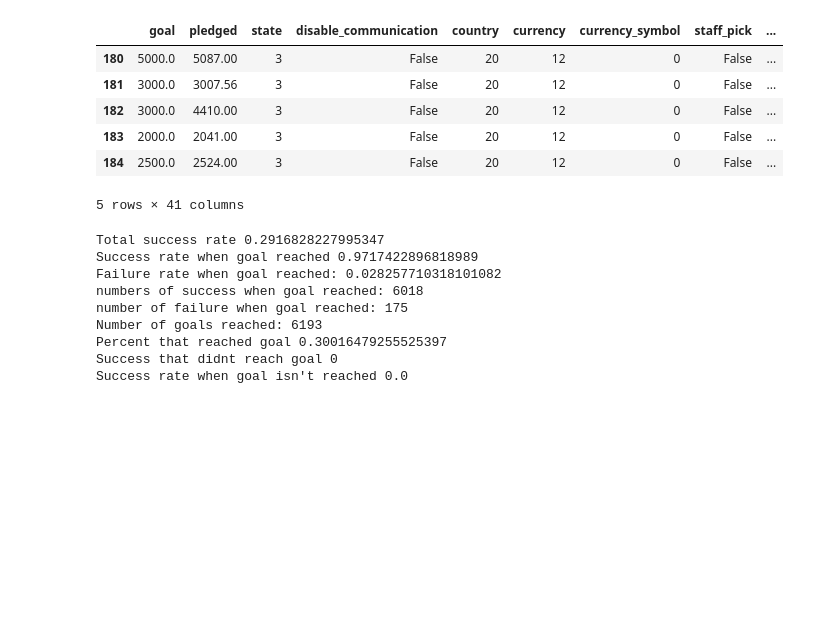
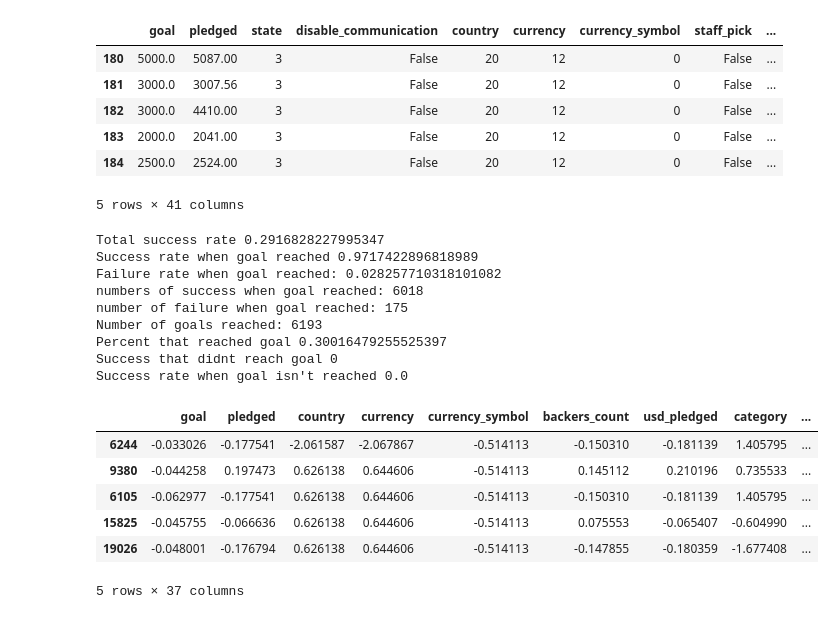
Before and after one commit to jordanlkfung/CMPE188FinalProj, a Jupyter notebook: kickstarter.ipynb, the cells around one changed output. Drawn from its saved outputs; the diff is of its cells as text; code cells hidden in the pictures; blank space fills up the shorter version.

```diff
--- a/kickstarter.ipynb
+++ b/kickstarter.ipynb
@@ -71,6 +71,21 @@ df['name_len_clean'] = df['name_len_clean'].fillna(df['name_len_clean'].median()
 df['name_len_clean'] = df['name_len_clean'].astype('int16')
 df['blurb_len_clean'] = df['blurb_len_clean'].fillna(df['blurb_len_clean'].median())
 df['blurb_len_clean'] = df['blurb_len_clean'].astype('int16')
+# %%
+df['launch_to_deadline'] = df['launch_to_deadline'].astype(str).str.extract(r'(\d+)')
+df['create_to_launch'] = df['create_to_launch'].astype(str).str.extract(r'(\d+)')
+df['launch_to_state_change'] = df['launch_to_state_change'].astype(str).str.extract(r'(\d+)')
+# %%
+df['launch_to_deadline'] = pd.to_numeric(df['launch_to_deadline'])
+df['create_to_launch'] = pd.to_numeric(df['create_to_launch'])
+df['launch_to_state_change'] = pd.to_numeric(df['launch_to_state_change'])
+# %%
+df['category'] = df['category'].astype('category').cat.codes
+
+df['deadline_weekday'] = df['deadline_weekday'].cat.codes
+df['state_changed_at_weekday'] = df['state_changed_at_weekday'].cat.codes
+df['created_at_weekday'] = df['created_at_weekday'].cat.codes
+df['launched_at_weekday'] = df['launched_at_weekday'].cat.codes
 # %%
 print(df.dtypes)
 # %% [output]
@@ -163,7 +178,7 @@ Percent that reached goal 0.30016479255525397
 Success that didnt reach goal 0
 Success rate when goal isn't reached 0.0
 # %%
-X = df.drop('state', axis=1)
+X = df.drop(columns=['state','creator','location'], axis=1)
 Y = df['state']
 # %%
 from sklearn.model_selection import train_test_split
@@ -181,6 +196,16 @@ X_scaled_numeric = pd.DataFrame(scaler.fit_transform(X[numeric_cols]), columns=n
 # Combine scaled numeric columns with untransformed object columns
 X_scaled = pd.concat([X_scaled_numeric, X[non_numeric_cols]], axis=1)
 X_train, X_test, y_train, y_test = train_test_split(X_scaled, Y, test_size=0.2, random_state=42)
+# %%
+X_train.head()
+# %% [output]
+|  | goal | pledged | country | currency | currency_symbol | backers_count | usd_pledged | category | ... |
+| 6244 | -0.033026 | -0.177541 | -2.061587 | -2.067867 | -0.514113 | -0.150310 | -0.181139 | 1.405795 | ... |
+| 9380 | -0.044258 | 0.197473 | 0.626138 | 0.644606 | -0.514113 | 0.145112 | 0.210196 | 0.735533 | ... |
+| 6105 | -0.062977 | -0.177541 | 0.626138 | 0.644606 | -0.514113 | -0.150310 | -0.181139 | 1.405795 | ... |
+| 15825 | -0.045755 | -0.066636 | 0.626138 | 0.644606 | -0.514113 | 0.075553 | -0.065407 | -0.604990 | ... |
+| 19026 | -0.048001 | -0.176794 | 0.626138 | 0.644606 | -0.514113 | -0.147855 | -0.180359 | -1.677408 | ... |
+5 rows × 37 columns
 # %%
 from sklearn.svm import SVC, LinearSVC
 models = []
```
Also changed, not shown: parts of 9 cells of this notebook.
